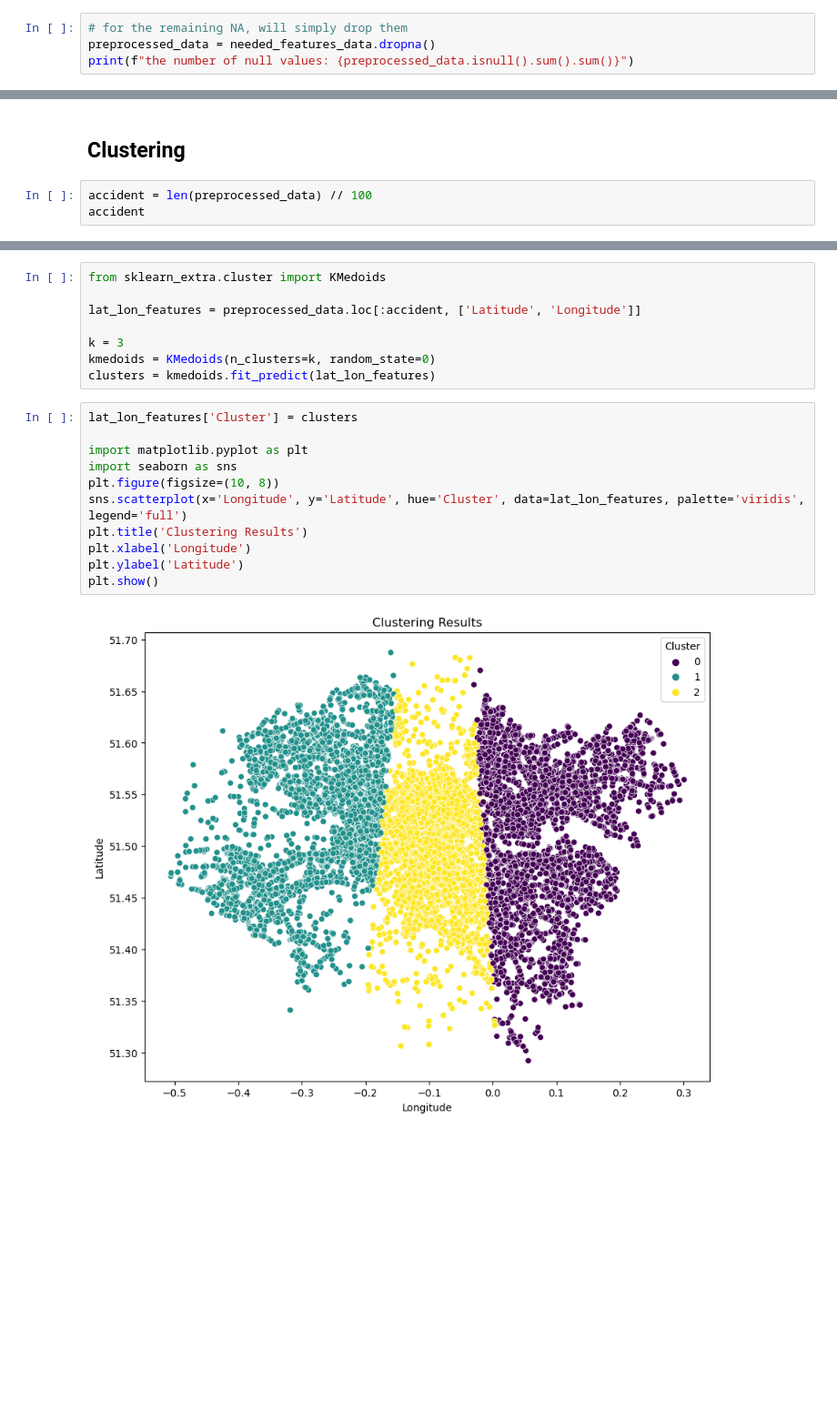
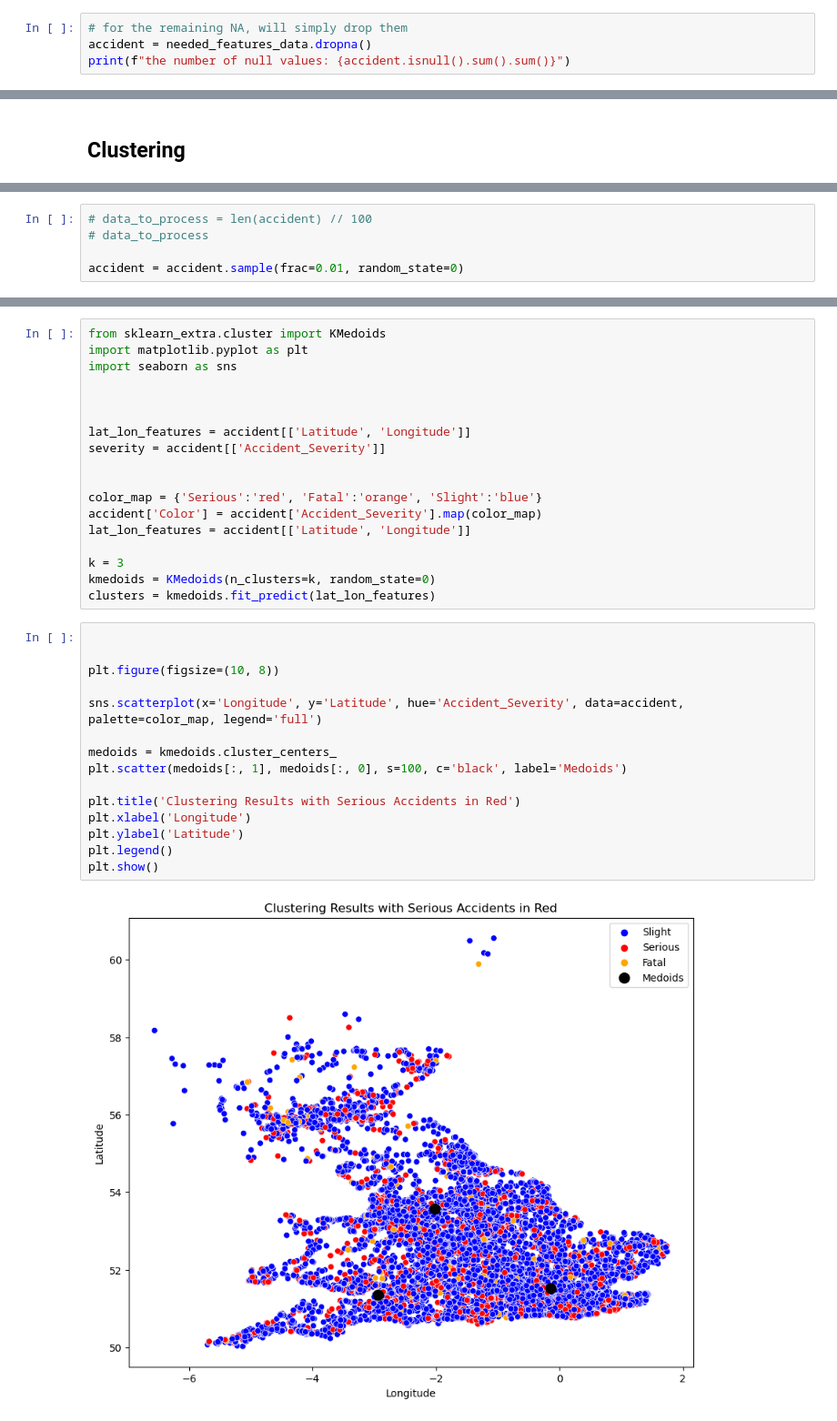
Before and after one commit to DiaaAhmedHassan/dataMiningProject, a Jupyter notebook: new.ipynb, the cells around one changed output, grey strips where cells are left out. Shown at 91% size. Saved outputs shown, nothing was run; the diff lists cells and outputs as text; blank space fills up the shorter version.

Commit message:
The severity and locations of accidents were determined

```diff
--- a/new.ipynb
+++ b/new.ipynb
@@ -67,12 +67,9 @@ police_attend_replace_dict = {1: 0, 2: 1, 3: 1}
 needed_features_data['Did_Police_Officer_Attend_Scene_of_Accident'] = needed_features_data['Did_Police_Officer_Attend_Scene_of_Accident'].replace(police_attend_replace_dict)
 # %%
 # for the remaining NA, will simply drop them
-preprocessed_data = needed_features_data.dropna()
-print(f"the number of null values: {preprocessed_data.isnull().sum().sum()}")
+accident = needed_features_data.dropna()
+print(f"the number of null values: {accident.isnull().sum().sum()}")
 # %% [output]
 the number of null values: 0
 # %% [markdown]
 ## Clustering
-# %%
-accident = len(preprocessed_data) // 100
-accident
@@ -81 +76,6 @@ accident
+# %%
+# data_to_process = len(accident) // 100
+# data_to_process
+
+accident = accident.sample(frac=0.01, random_state=0)
 # %%
@@ -97,21 +113,35 @@ preprocessed_data.loc[:accident, ['Latitude', 'Longitude']]
 # %%
 from sklearn_extra.cluster import KMedoids
+import matplotlib.pyplot as plt
+import seaborn as sns
 
-lat_lon_features = preprocessed_data.loc[:accident, ['Latitude', 'Longitude']]
+
+
+lat_lon_features = accident[['Latitude', 'Longitude']]
+severity = accident[['Accident_Severity']]
+
+
+color_map = {'Serious':'red', 'Fatal':'orange', 'Slight':'blue'}
+accident['Color'] = accident['Accident_Severity'].map(color_map)
+lat_lon_features = accident[['Latitude', 'Longitude']]
 
 k = 3
 kmedoids = KMedoids(n_clusters=k, random_state=0)
 clusters = kmedoids.fit_predict(lat_lon_features)
 # %%
-lat_lon_features['Cluster'] = clusters
 
-import matplotlib.pyplot as plt
-import seaborn as sns
+
 plt.figure(figsize=(10, 8))
-sns.scatterplot(x='Longitude', y='Latitude', hue='Cluster', data=lat_lon_features, palette='viridis', legend='full')
-plt.title('Clustering Results')
+
+sns.scatterplot(x='Longitude', y='Latitude', hue='Accident_Severity', data=accident, palette=color_map, legend='full')
+
+medoids = kmedoids.cluster_centers_
+plt.scatter(medoids[:, 1], medoids[:, 0], s=100, c='black', label='Medoids')
+
+plt.title('Clustering Results with Serious Accidents in Red')
 plt.xlabel('Longitude')
 plt.ylabel('Latitude')
+plt.legend()
 plt.show()
 # %% [output]
-[figure, old version]
+[figure, new version]
```
Also changed, not shown: parts of 3 cells of this notebook.
